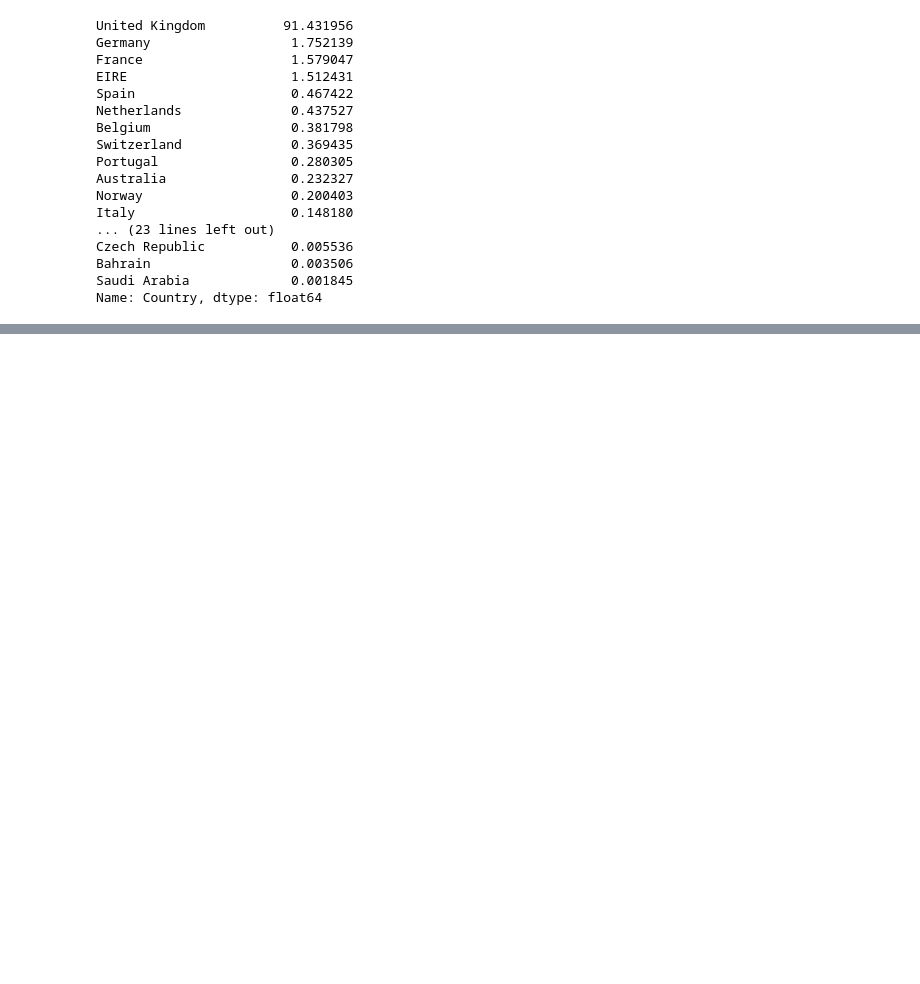
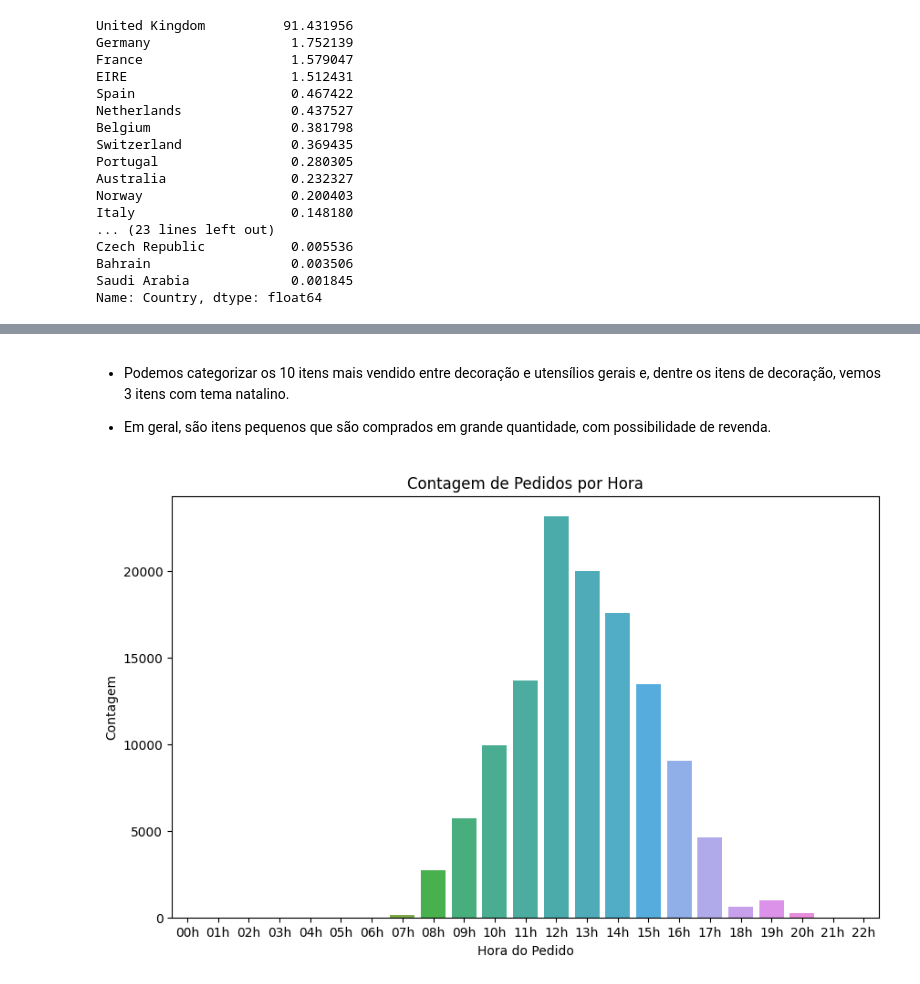
Before and after one commit to lauramsromano/categorization_vendas, a Jupyter notebook: Aplicação_Regressão_Logistica,_KNN_e_SVM.ipynb, the cells around one changed output, grey strips where cells are left out. Cells and saved outputs as stored; diff of their text form; code cells hidden in the pictures; blank space fills up the shorter version.

```diff
--- a/Aplicação_Regressão_Logistica,_KNN_e_SVM.ipynb
+++ b/Aplicação_Regressão_Logistica,_KNN_e_SVM.ipynb
@@ -275,0 +677,24 @@ X_train, X_test, y_train, y_test = train_test_split(X,
+# %% [markdown]
+- Podemos categorizar os 10 itens mais vendido entre decoração e utensílios gerais e, dentre os itens de decoração, vemos 3 itens com tema natalino.
+
+- Em geral, são itens pequenos que são comprados em grande quantidade, com possibilidade de revenda.
+# %%
+# Criando coluna com intervalos de horas:
+base_amostra['InvoiceHour'] = base_amostra['InvoiceDate'].dt.strftime('%H:%M:%S')
+intervalos = pd.interval_range(start=pd.to_timedelta('00:00:00'), end=pd.to_timedelta('23:00:00'), freq='1H')
+
+base_amostra['InvoiceHour_Intervalo'] = pd.cut(pd.to_timedelta(base_amostra['InvoiceHour']), bins=intervalos, labels=intervalos[:-1])
+
+base_amostra['InvoiceHour'] = base_amostra['InvoiceHour_Intervalo'].apply(lambda x: datetime.strftime(datetime(1900, 1, 1) + x.left, '%H'f'h'))
+# %%
+# Vendas NÃO canceladas por horário:
+invoice_hour_counts = base_amostra[~base_amostra['InvoiceNo'].str.startswith('C')].groupby('InvoiceHour')['InvoiceHour'].count()
+
+plt.figure(figsize=(10, 6))
+sns.barplot(x=invoice_hour_counts.index, y=invoice_hour_counts.values)
+plt.xlabel('Hora do Pedido')
+plt.ylabel('Contagem')
+plt.title('Contagem de Pedidos por Hora')
+plt.show()
+# %% [output]
+[figure, added]
```
Also changed, not shown: parts of 162 cells of this notebook.
